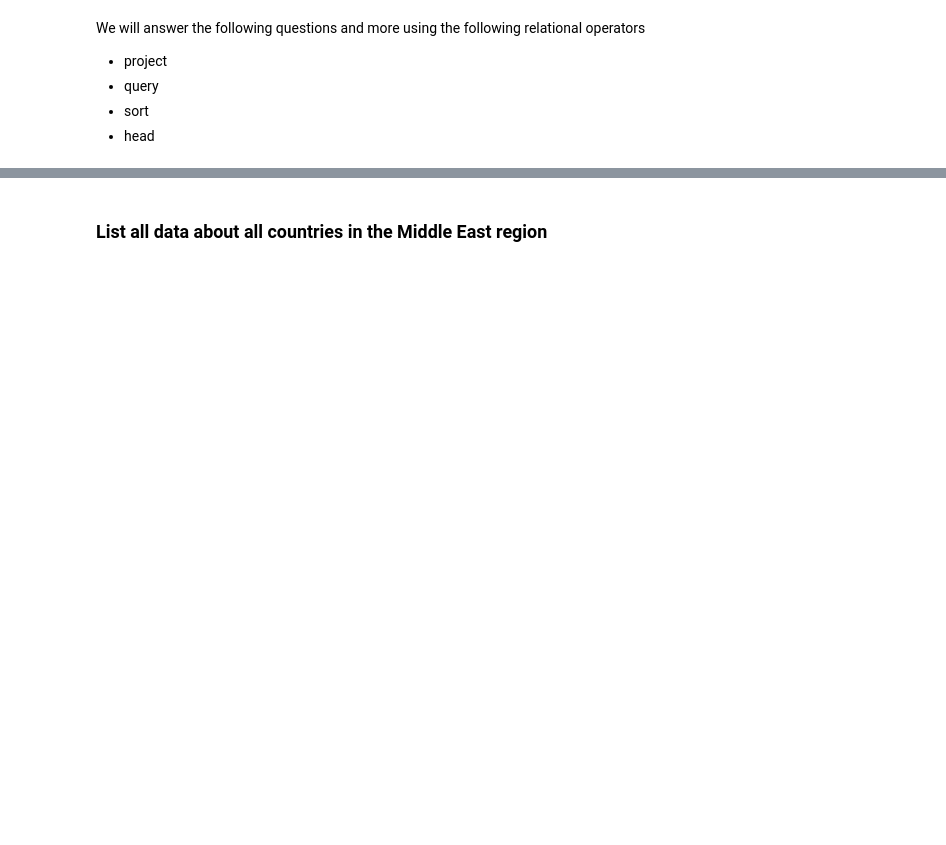
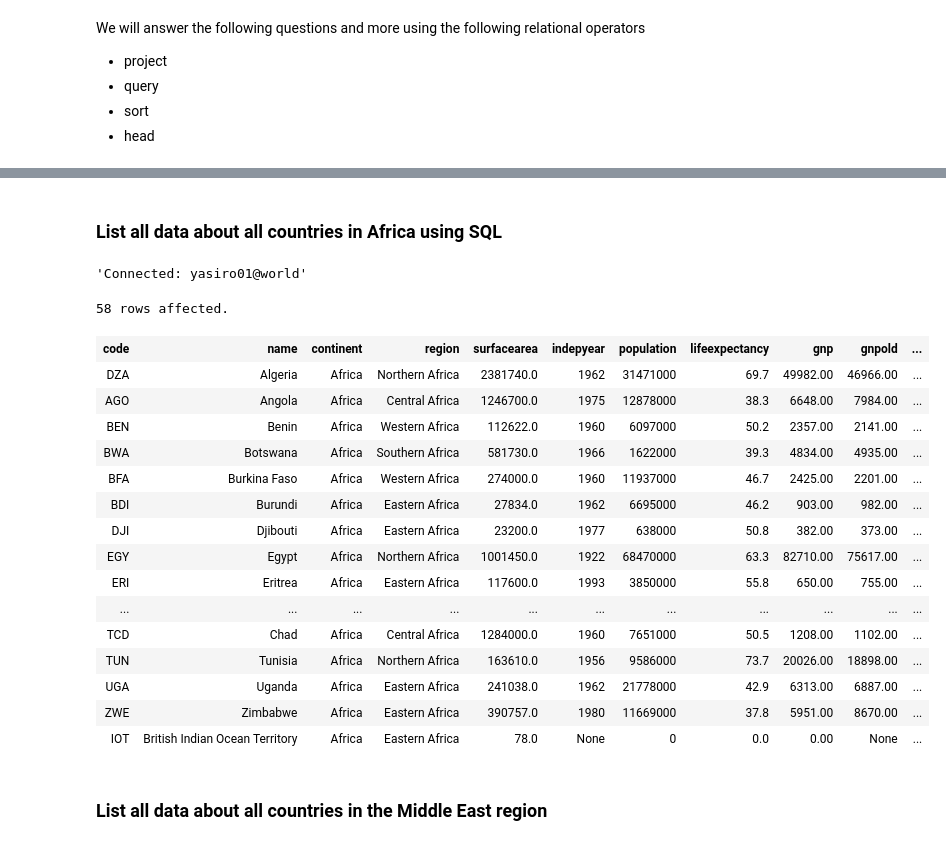
Before and after one commit to LutherCS/dmq-class-pub, a Jupyter notebook: CountryQuestionsRA.ipynb, the cells around one changed output, grey strips where cells are left out. Cells and saved outputs as stored; diff of their text form; code cells hidden in the pictures; blank space fills up the shorter version.

```diff
--- a/CountryQuestionsRA.ipynb
+++ b/CountryQuestionsRA.ipynb
@@ -27,3 +26,7 @@ country = Relation('/home/faculty/yasiro01/pub/country.csv')
+# %%
+from reframe import Relation
+
+country = Relation('country.csv', sep='|')
 # %% [markdown]
 We will answer the following questions and more using the following relational operators
 
@@ -33,0 +48,2 @@ We will answer the following questions and more using the following relational o
+# %% [markdown]
+### List all data about all countries in Africa using SQL
@@ -34,3 +52,33 @@ We will answer the following questions and more using the following relational o
+# %%
+%%sql
+
+postgres://yasiro01@localhost/world
+# %% [output]
+'Connected: yasiro01@world'
+# %%
+%%sql
+
+select *
+from country
+where continent = 'Africa'
+# %% [output]
+58 rows affected.
+| code | name | continent | region | surfacearea | indepyear | population | lifeexpectancy | gnp | gnpold | ... |
+| DZA | Algeria | Africa | Northern Africa | 2381740.0 | 1962 | 31471000 | 69.7 | 49982.00 | 46966.00 | ... |
+| AGO | Angola | Africa | Central Africa | 1246700.0 | 1975 | 12878000 | 38.3 | 6648.00 | 7984.00 | ... |
+| BEN | Benin | Africa | Western Africa | 112622.0 | 1960 | 6097000 | 50.2 | 2357.00 | 2141.00 | ... |
+| BWA | Botswana | Africa | Southern Africa | 581730.0 | 1966 | 1622000 | 39.3 | 4834.00 | 4935.00 | ... |
+| BFA | Burkina Faso | Africa | Western Africa | 274000.0 | 1960 | 11937000 | 46.7 | 2425.00 | 2201.00 | ... |
+| BDI | Burundi | Africa | Eastern Africa | 27834.0 | 1962 | 6695000 | 46.2 | 903.00 | 982.00 | ... |
+| DJI | Djibouti | Africa | Eastern Africa | 23200.0 | 1977 | 638000 | 50.8 | 382.00 | 373.00 | ... |
+| EGY | Egypt | Africa | Northern Africa | 1001450.0 | 1922 | 68470000 | 63.3 | 82710.00 | 75617.00 | ... |
+| ERI | Eritrea | Africa | Eastern Africa | 117600.0 | 1993 | 3850000 | 55.8 | 650.00 | 755.00 | ... |
+| ... | ... | ... | ... | ... | ... | ... | ... | ... | ... | ... |
+| TCD | Chad | Africa | Central Africa | 1284000.0 | 1960 | 7651000 | 50.5 | 1208.00 | 1102.00 | ... |
+| TUN | Tunisia | Africa | Northern Africa | 163610.0 | 1956 | 9586000 | 73.7 | 20026.00 | 18898.00 | ... |
+| UGA | Uganda | Africa | Eastern Africa | 241038.0 | 1962 | 21778000 | 42.9 | 6313.00 | 6887.00 | ... |
+| ZWE | Zimbabwe | Africa | Eastern Africa | 390757.0 | 1980 | 11669000 | 37.8 | 5951.00 | 8670.00 | ... |
+| IOT | British Indian Ocean Territory | Africa | Eastern Africa | 78.0 | None | 0 | 0.0 | 0.00 | None | ... |
 # %% [markdown]
 ### List all data about all countries in the Middle East region
 # %%
```
Also changed, not shown: parts of 23 cells of this notebook, 1 other file.
